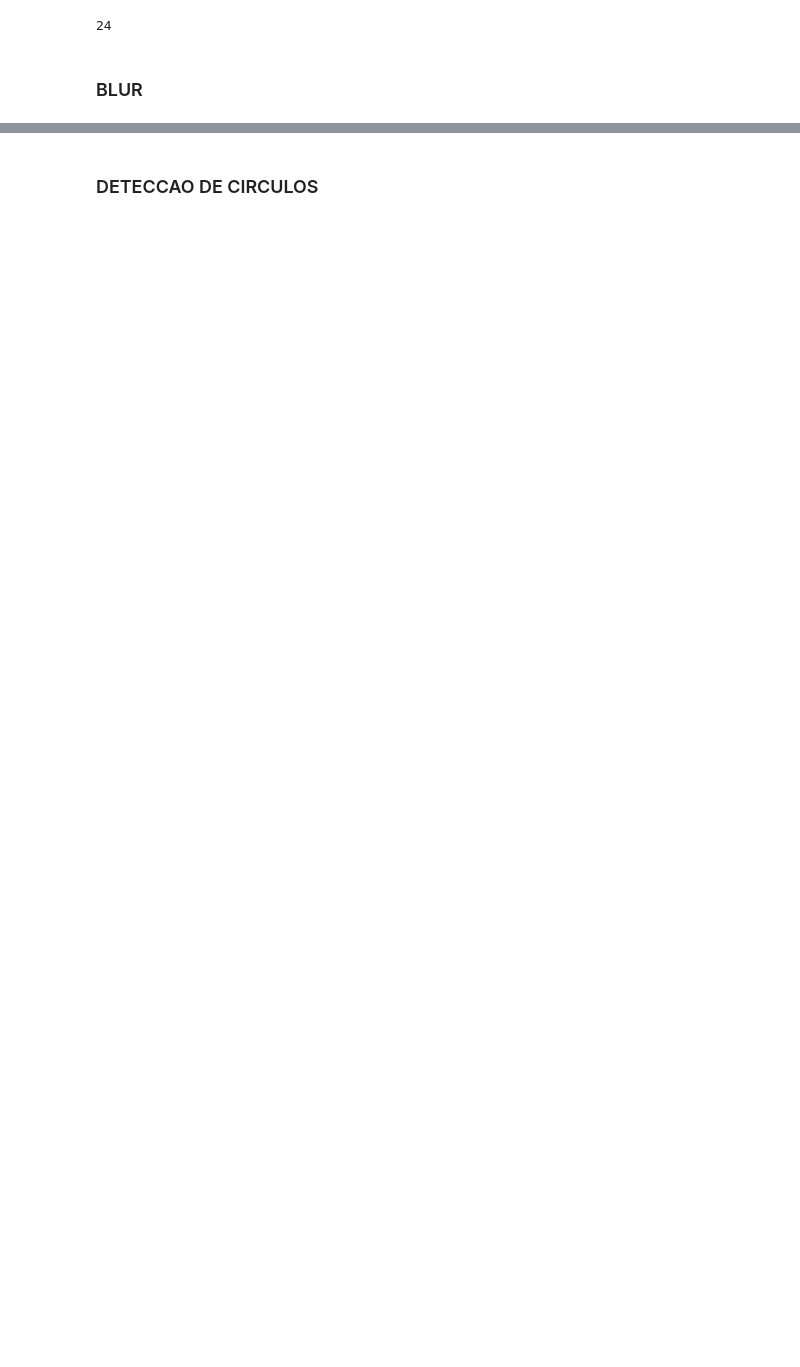
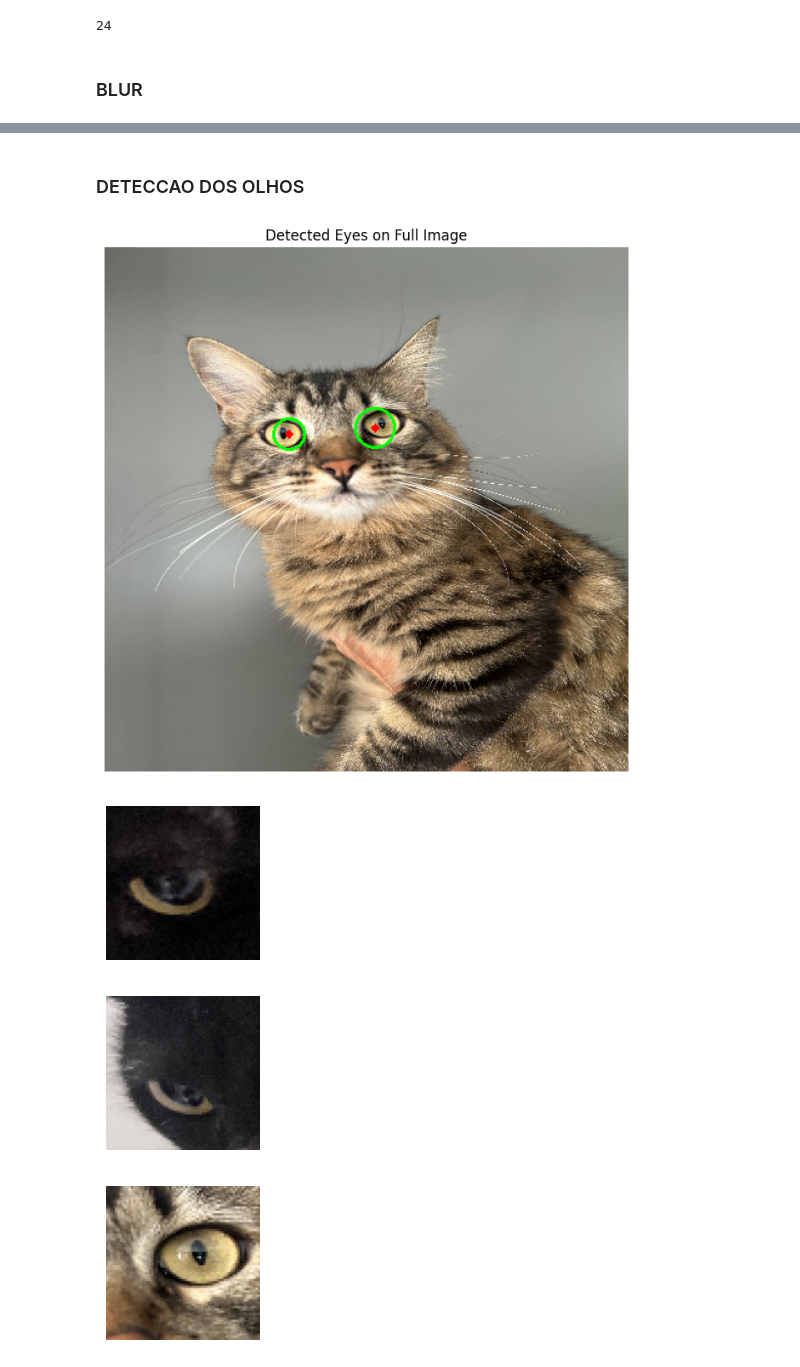
Before and after one commit to Bernardo-Zamin/Visao-Computacional, a Jupyter notebook: script_v2.ipynb, the cells around one changed output, grey strips where cells are left out. Saved outputs shown, nothing was run; the diff lists cells and outputs as text; code cells hidden in the pictures; blank space fills up the shorter version.

```diff
--- a/script_v2.ipynb
+++ b/script_v2.ipynb
@@ -52,3 +58,3 @@ len(imgs_blur)
 24
 # %% [markdown]
-### DETECCAO DE CIRCULOS
+### DETECCAO DOS OLHOS
@@ -87,0 +61,55 @@ plot_circles_in_single_image('/home/zamin/Documents/Visao-Computacional/data/lun
+# %%
+def detect_crop_and_plot_eyes(image_path, dp, minDist, param1, param2, minRadius, maxRadius, padding=10):
+    original_image = cv2.imread(image_path)
+    if original_image is None:
+        print("Imagem não encontrada.")
+        return
+
+    resized_image = cv2.resize(original_image, (512, 512))
+
+    gray_image = cv2.cvtColor(resized_image, cv2.COLOR_BGR2GRAY)
+
+    gray_blurred = cv2.medianBlur(gray_image, 5)
+
+    circles = cv2.HoughCircles(gray_blurred,
+                               cv2.HOUGH_GRADIENT, dp=dp, minDist=minDist,
+                               param1=param1, param2=param2, minRadius=minRadius, maxRadius=maxRadius)
+
+    image_with_circles = resized_image.copy()
+
+    if circles is not None:
+        circles = np.uint16(np.around(circles))
+        for i in circles[0, :]:
+            center = (i[0], i[1])
+            radius = i[2] + padding
+
+
+            cv2.circle(image_with_circles, (i[0], i[1]), radius, (0, 255, 0), 2)
+            cv2.circle(image_with_circles, (i[0], i[1]), 2, (0, 0, 255), 3)
+
+            x1 = max(center[0] - radius, 0)
+            y1 = max(center[1] - radius, 0)
+            x2 = min(center[0] + radius, resized_image.shape[1])
+            y2 = min(center[1] + radius, resized_image.shape[0])
+
+            cropped_eye = resized_image[y1:y2, x1:x2]
+            # cropped_eyes.append(cropped_eye)
+
+    plt.figure(figsize=(8, 8))
+    plt.imshow(cv2.cvtColor(image_with_circles, cv2.COLOR_BGR2RGB))
+    plt.title("Detected Eyes on Full Image")
+    plt.axis('off')
+    plt.show()
+
+    for idx, cropped_eye in enumerate(cropped_eyes, start=1):
+        plt.figure(figsize=(2, 2))
+        plt.imshow(cv2.cvtColor(cropped_eye, cv2.COLOR_BGR2RGB))
+        plt.axis('off')
+        plt.show()
+
+detect_crop_and_plot_eyes('/Users/bernardozamin/Documents/T1-VisaoComputacional/data/luna2.jpg', dp=1, minDist=40, param1=100, param2=20, minRadius=10, maxRadius=19, padding=5)
+# %% [output]
+[figure, added]
+[figure, added]
+[figure, added]
+[figure, added]
```
Also changed, not shown: parts of 10 cells of this notebook, 5 other files.
